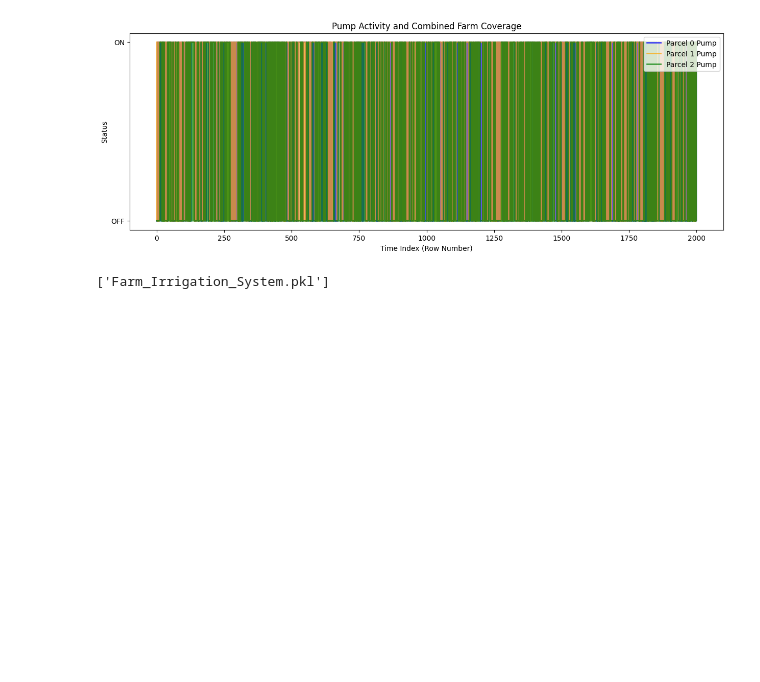
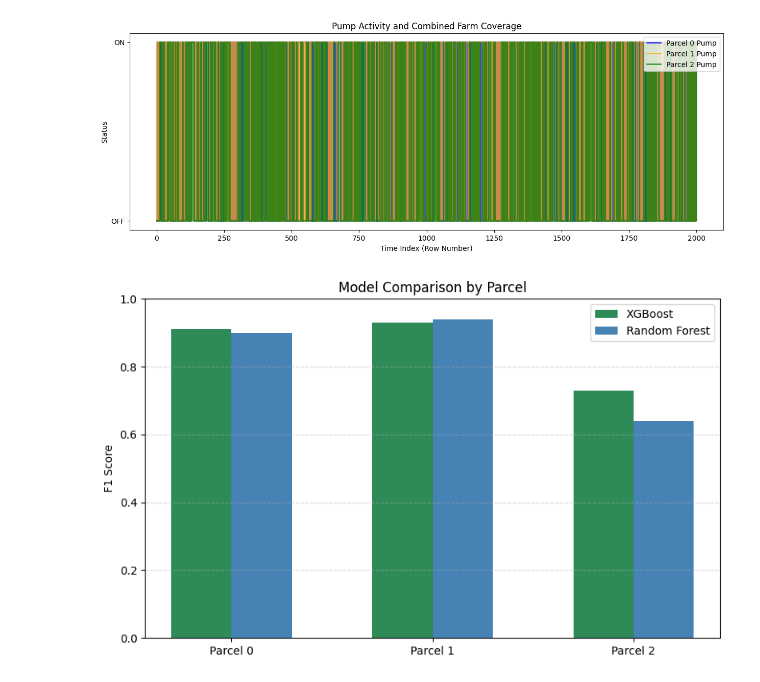
Before and after one commit to vishakha-sharma21/SmartIrrigation-AICTE-SHELL, a Jupyter notebook: session1.ipynb, the cells around one changed output. Drawn from its saved outputs; the diff is of its cells as text; code cells hidden in the pictures; blank space fills up the shorter version.

```diff
--- a/session1.ipynb
+++ b/session1.ipynb
@@ -305,10 +357,26 @@ plt.legend(loc='upper right')
 plt.show()
 # %% [output]
 [figure]
-# %%
-import joblib
-from sklearn.pipeline import Pipeline
-
-joblib.dump(model, "Farm_Irrigation_System.pkl")
-# %% [output]
-['Farm_Irrigation_System.pkl']
+# %%
+
+
+labels = ['Parcel 0', 'Parcel 1', 'Parcel 2']
+xgb_f1 = [0.91, 0.93, 0.73]
+rf_f1  = [0.90, 0.94, 0.64]
+
+x = range(len(labels))
+
+plt.figure(figsize=(8, 5))
+plt.bar(x, xgb_f1, width=0.3, label='XGBoost', align='center', color='seagreen')
+plt.bar([i + 0.3 for i in x], rf_f1, width=0.3, label='Random Forest', align='center', color='steelblue')
+
+plt.xticks([i + 0.15 for i in x], labels)
+plt.ylabel("F1 Score")
+plt.title("Model Comparison by Parcel")
+plt.ylim(0, 1)
+plt.legend()
+plt.grid(axis='y', linestyle='--', alpha=0.5)
+plt.tight_layout()
+plt.show()
+# %% [output]
+[figure, added]
```
Also changed, not shown: parts of 12 cells of this notebook, 2 other files.
